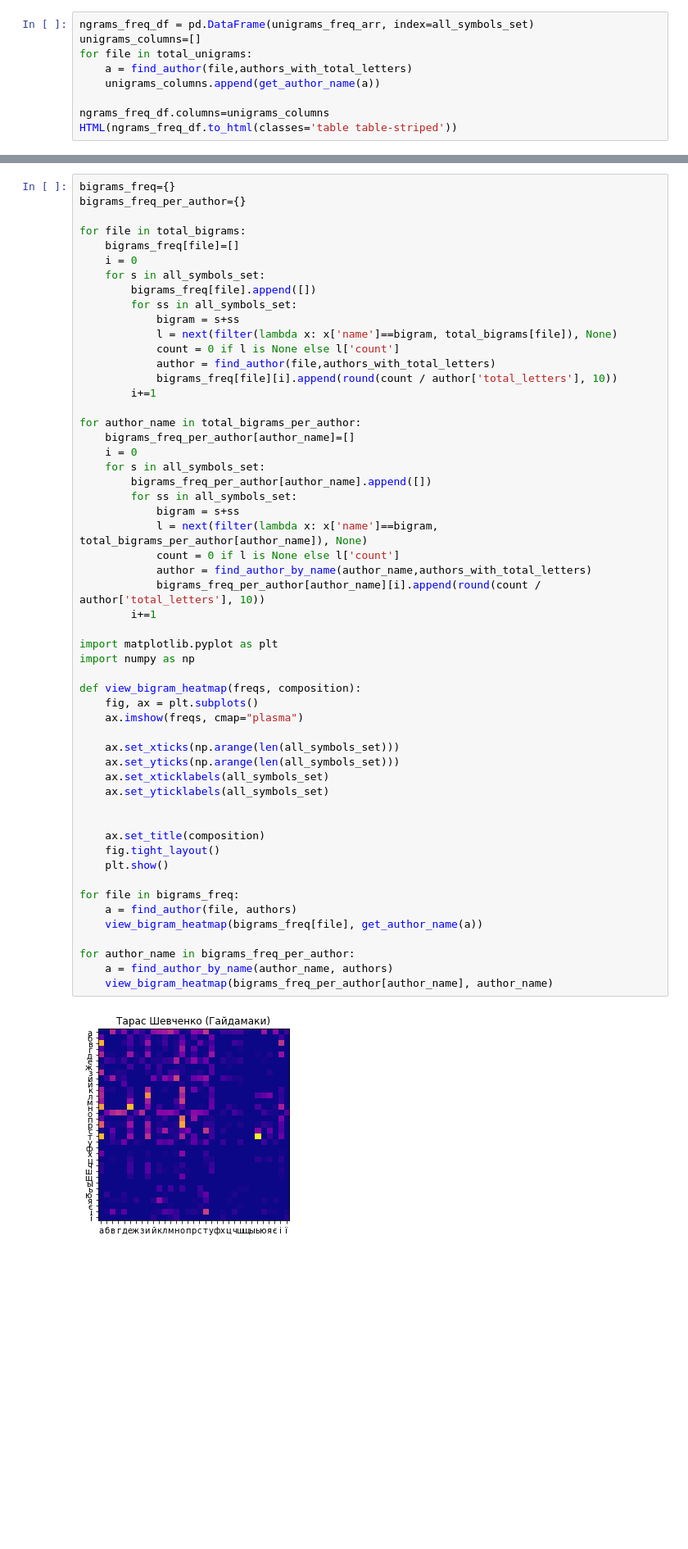
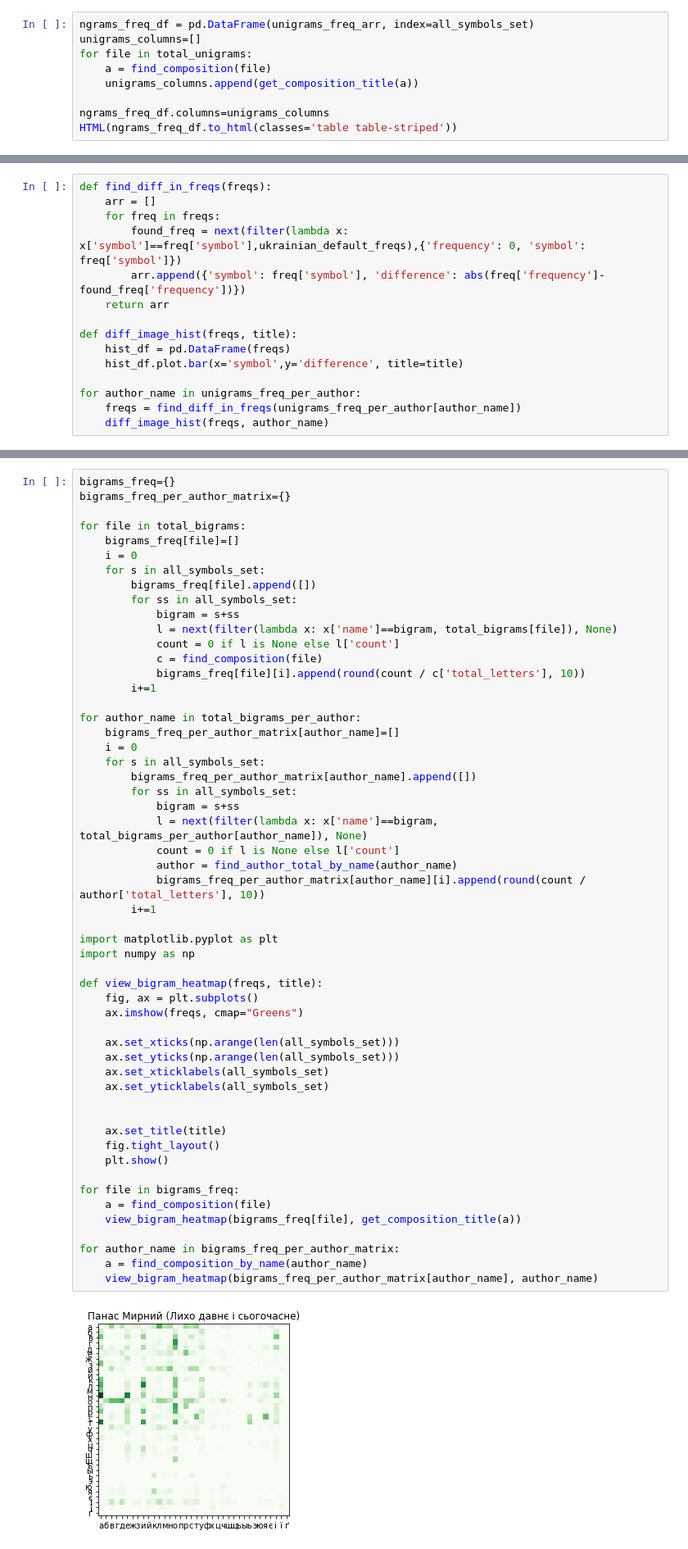
Before and after one commit to Pyroarsonist/COMP_LING_8_sem, a Jupyter notebook: Lab 1/main.ipynb, the cells around one changed output, grey strips where cells are left out. Shown at 82% size. Drawn from its saved outputs; the diff is of its cells as text; blank space fills up the shorter version.

```diff
--- a/Lab 1/main.ipynb
+++ b/Lab 1/main.ipynb
@@ -191,8 +283,8 @@ for author_name in unigrams_freq_per_author:
 ngrams_freq_df = pd.DataFrame(unigrams_freq_arr, index=all_symbols_set)
 unigrams_columns=[]
 for file in total_unigrams:
-    a = find_author(file,authors_with_total_letters)
-    unigrams_columns.append(get_author_name(a))
+    a = find_composition(file)
+    unigrams_columns.append(get_composition_title(a))
 
 ngrams_freq_df.columns=unigrams_columns
 HTML(ngrams_freq_df.to_html(classes='table table-striped'))
@@ -233,0 +337,15 @@ for author_name in unigrams_freq_per_author:
+# %%
+def find_diff_in_freqs(freqs):
+    arr = []
+    for freq in freqs:
+        found_freq = next(filter(lambda x: x['symbol']==freq['symbol'],ukrainian_default_freqs),{'frequency': 0, 'symbol': freq['symbol']})
+        arr.append({'symbol': freq['symbol'], 'difference': abs(freq['frequency']-found_freq['frequency'])})
+    return arr
+
+def diff_image_hist(freqs, title):
+    hist_df = pd.DataFrame(freqs)
+    hist_df.plot.bar(x='symbol',y='difference', title=title)
+
+for author_name in unigrams_freq_per_author:
+    freqs = find_diff_in_freqs(unigrams_freq_per_author[author_name])
+    diff_image_hist(freqs, author_name)
@@ -234,6 +356,6 @@ for author_name in unigrams_freq_per_author:
 # %%
 bigrams_freq={}
-bigrams_freq_per_author={}
+bigrams_freq_per_author_matrix={}
 
 for file in total_bigrams:
     bigrams_freq[file]=[]
@@ -244,46 +366,46 @@ for file in total_bigrams:
             bigram = s+ss
             l = next(filter(lambda x: x['name']==bigram, total_bigrams[file]), None)
             count = 0 if l is None else l['count']
-            author = find_author(file,authors_with_total_letters)
-            bigrams_freq[file][i].append(round(count / author['total_letters'], 10))
+            c = find_composition(file)
+            bigrams_freq[file][i].append(round(count / c['total_letters'], 10))
         i+=1
 
 for author_name in total_bigrams_per_author:
-    bigrams_freq_per_author[author_name]=[]
+    bigrams_freq_per_author_matrix[author_name]=[]
     i = 0
     for s in all_symbols_set:
-        bigrams_freq_per_author[author_name].append([])
+        bigrams_freq_per_author_matrix[author_name].append([])
         for ss in all_symbols_set:
             bigram = s+ss
             l = next(filter(lambda x: x['name']==bigram, total_bigrams_per_author[author_name]), None)
             count = 0 if l is None else l['count']
-            author = find_author_by_name(author_name,authors_with_total_letters)
-            bigrams_freq_per_author[author_name][i].append(round(count / author['total_letters'], 10))
+            author = find_author_total_by_name(author_name)
+            bigrams_freq_per_author_matrix[author_name][i].append(round(count / author['total_letters'], 10))
         i+=1
 
 import matplotlib.pyplot as plt
 import numpy as np
 
-def view_bigram_heatmap(freqs, composition):
+def view_bigram_heatmap(freqs, title):
     fig, ax = plt.subplots()
-    ax.imshow(freqs, cmap="plasma")
+    ax.imshow(freqs, cmap="Greens")
 
     ax.set_xticks(np.arange(len(all_symbols_set)))
     ax.set_yticks(np.arange(len(all_symbols_set)))
     ax.set_xticklabels(all_symbols_set)
     ax.set_yticklabels(all_symbols_set)
 
 
-    ax.set_title(composition)
+    ax.set_title(title)
     fig.tight_layout()
     plt.show()
 
 for file in bigrams_freq:
-    a = find_author(file, authors)
-    view_bigram_heatmap(bigrams_freq[file], get_author_name(a))
+    a = find_composition(file)
+    view_bigram_heatmap(bigrams_freq[file], get_composition_title(a))
 
-for author_name in bigrams_freq_per_author:
-    a = find_author_by_name(author_name, authors)
-    view_bigram_heatmap(bigrams_freq_per_author[author_name], author_name)
+for author_name in bigrams_freq_per_author_matrix:
+    a = find_composition_by_name(author_name)
+    view_bigram_heatmap(bigrams_freq_per_author_matrix[author_name], author_name)
 # %% [output]
-[figure, old version]
+[figure, new version]
```
Also changed, not shown: parts of 19 cells of this notebook, 1 other file.
